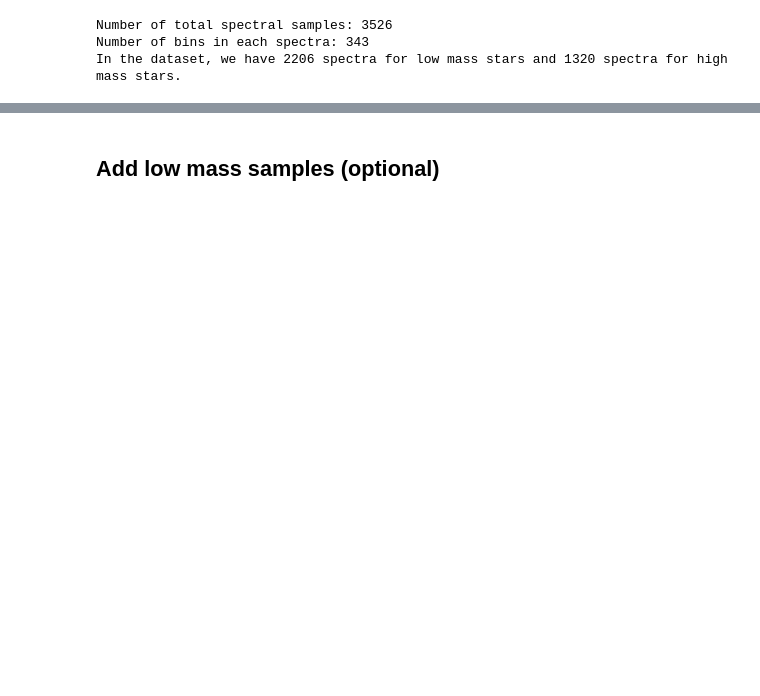
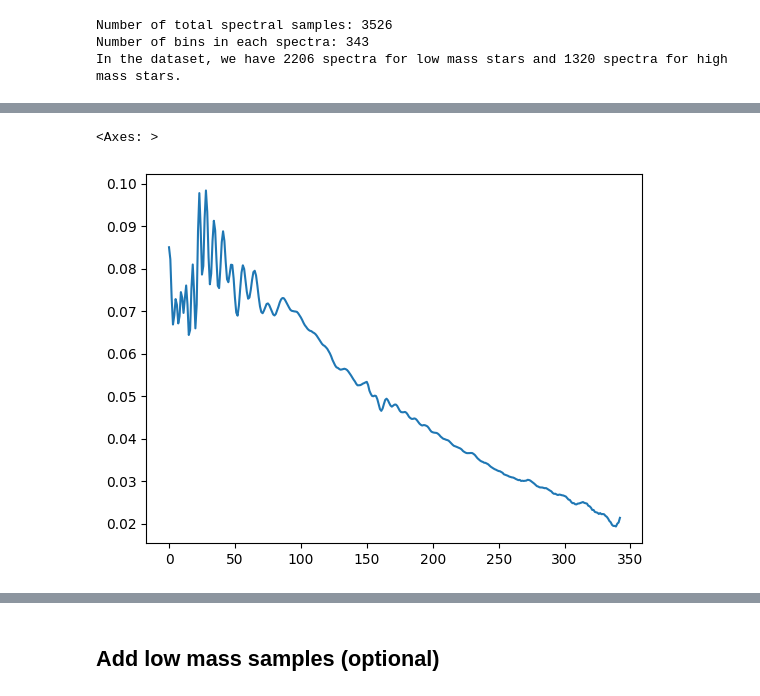
Before and after one commit to bananya-ml/research, a Jupyter notebook: notebooks/deep networks/classification/predict_cnn.ipynb, the cells around one changed output, grey strips where cells are left out. Drawn from its saved outputs; the diff is of its cells as text; code cells hidden in the pictures; blank space fills up the shorter version.

```diff
--- a/notebooks/deep networks/classification/predict_cnn.ipynb
+++ b/notebooks/deep networks/classification/predict_cnn.ipynb
@@ -106,0 +142,7 @@ X = torch.from_numpy(np.array([spectrum / np.linalg.norm(spectrum, keepdims=True
+# %%
+X_normalized = torch.stack([spectrum / spectrum.norm(p=2) for spectrum in X])
+# %%
+pd.Series(X_normalized[1426]).plot()
+# %% [output]
+<Axes: >
+[figure, added]
```
Also changed, not shown: parts of 47 cells of this notebook, 4 other files.
